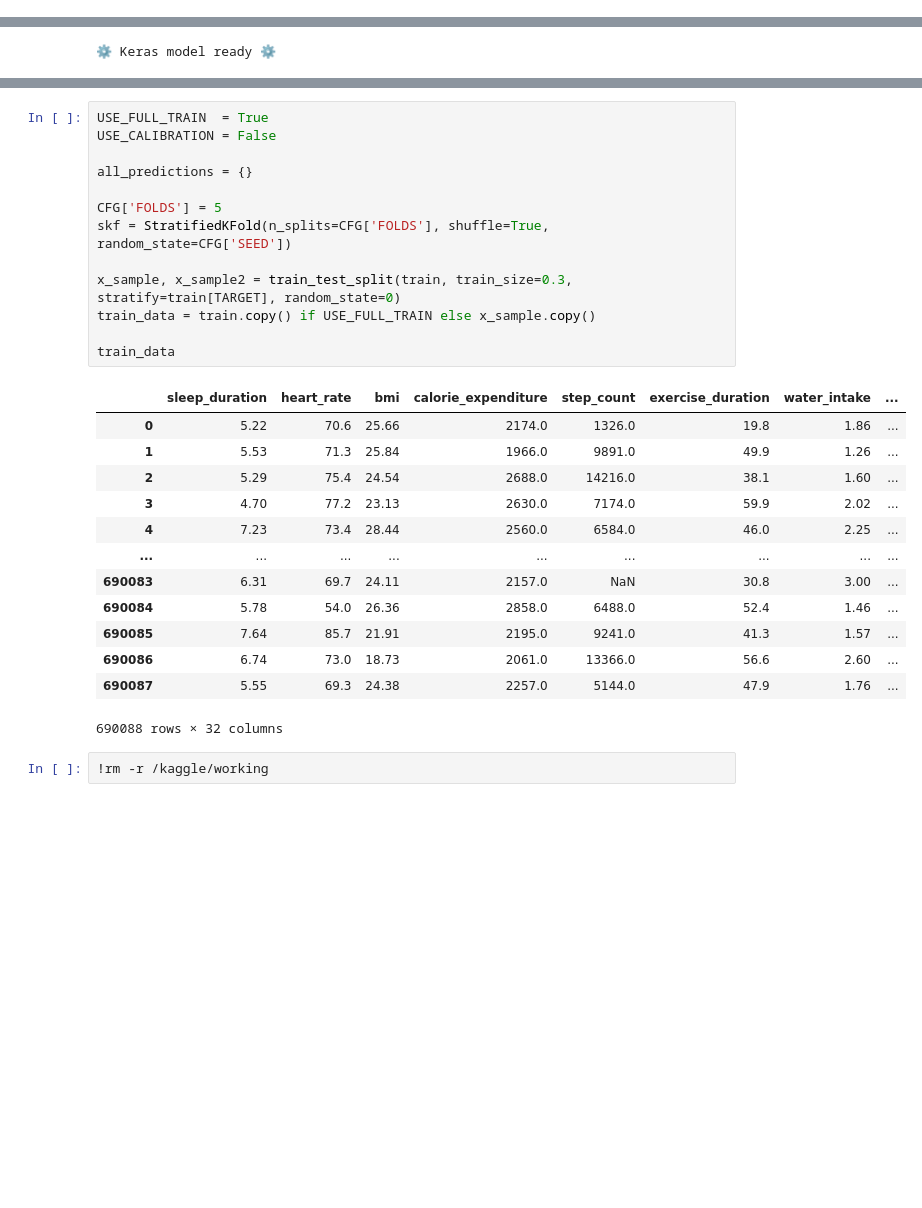
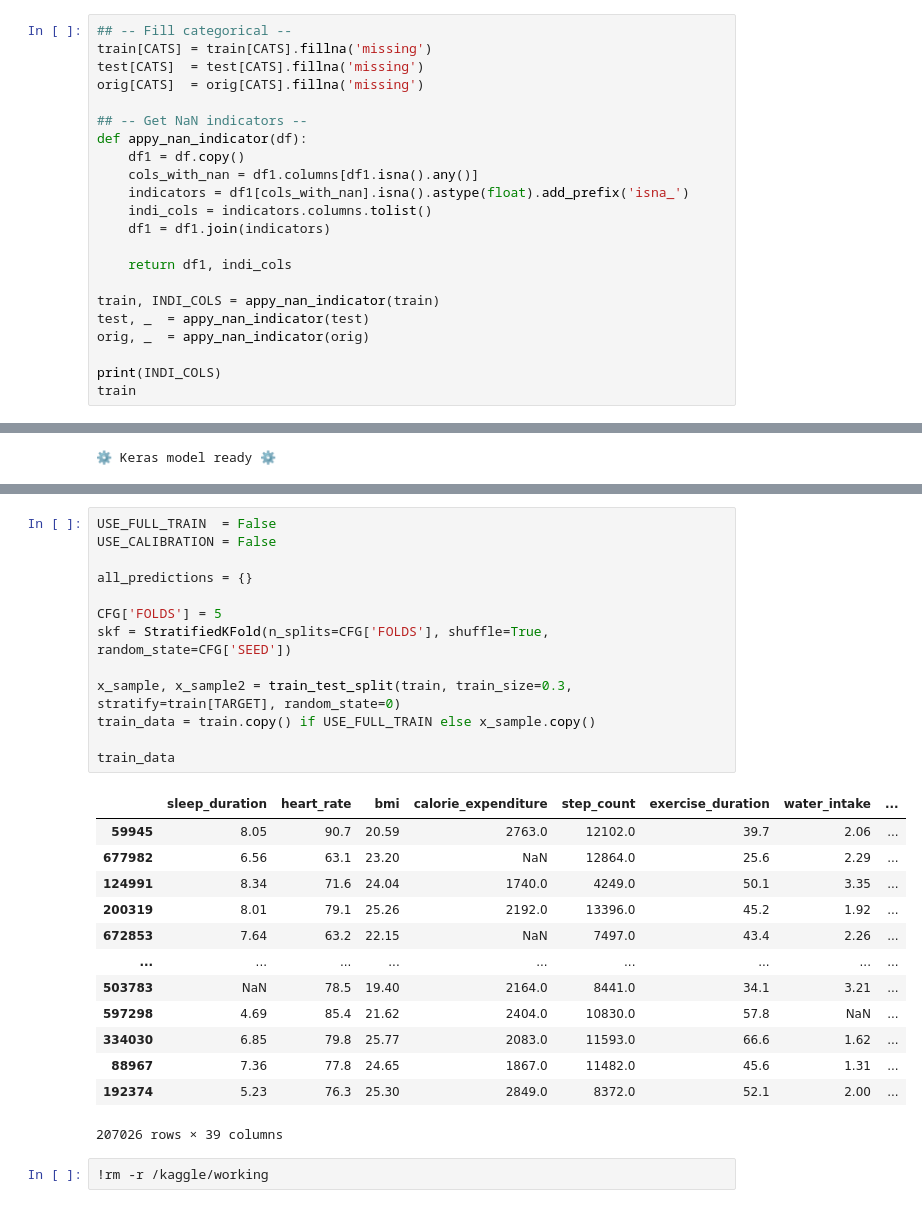
Before and after one commit to coded-sly/ps6e7-Student-Health, a Jupyter notebook: ps6e7-sci-keras-student-health.ipynb, the cells around one changed output, grey strips where cells are left out. Cells and saved outputs as stored; diff of their text form; blank space fills up the shorter version.

```diff
--- a/ps6e7-sci-keras-student-health.ipynb
+++ b/ps6e7-sci-keras-student-health.ipynb
@@ -872,3 +867,25 @@ def orig_TE_data_propagate(
 #     orig[c]  = combine[-len(orig):].astype('float')
 
 # print('Label encoding complete!')
+# %%
+## -- Fill categorical --
+train[CATS] = train[CATS].fillna('missing')
+test[CATS]  = test[CATS].fillna('missing')
+orig[CATS]  = orig[CATS].fillna('missing')
+
+## -- Get NaN indicators --
+def appy_nan_indicator(df):
+    df1 = df.copy()
+    cols_with_nan = df1.columns[df1.isna().any()]
+    indicators = df1[cols_with_nan].isna().astype(float).add_prefix('isna_')
+    indi_cols = indicators.columns.tolist()
+    df1 = df1.join(indicators)
+
+    return df1, indi_cols
+
+train, INDI_COLS = appy_nan_indicator(train)
+test, _  = appy_nan_indicator(test)
+orig, _  = appy_nan_indicator(orig)
+
+print(INDI_COLS)
+train
@@ -1278,32 +1309,32 @@ print("⚙️ Model trainer ready ⚙️")
 # %% [output]
 ⚙️ Model trainer ready ⚙️
 # %%
-USE_FULL_TRAIN  = True
+USE_FULL_TRAIN  = False
 USE_CALIBRATION = False
 
 all_predictions = {}
 
 CFG['FOLDS'] = 5
 skf = StratifiedKFold(n_splits=CFG['FOLDS'], shuffle=True, random_state=CFG['SEED'])
 
 x_sample, x_sample2 = train_test_split(train, train_size=0.3, stratify=train[TARGET], random_state=0)
 train_data = train.copy() if USE_FULL_TRAIN else x_sample.copy()
 
 train_data
 # %% [output]
 |  | sleep_duration | heart_rate | bmi | calorie_expenditure | step_count | exercise_duration | water_intake | ... |
-| 0 | 5.22 | 70.6 | 25.66 | 2174.0 | 1326.0 | 19.8 | 1.86 | ... |
-| 1 | 5.53 | 71.3 | 25.84 | 1966.0 | 9891.0 | 49.9 | 1.26 | ... |
-| 2 | 5.29 | 75.4 | 24.54 | 2688.0 | 14216.0 | 38.1 | 1.60 | ... |
-| 3 | 4.70 | 77.2 | 23.13 | 2630.0 | 7174.0 | 59.9 | 2.02 | ... |
-| 4 | 7.23 | 73.4 | 28.44 | 2560.0 | 6584.0 | 46.0 | 2.25 | ... |
+| 59945 | 8.05 | 90.7 | 20.59 | 2763.0 | 12102.0 | 39.7 | 2.06 | ... |
+| 677982 | 6.56 | 63.1 | 23.20 | NaN | 12864.0 | 25.6 | 2.29 | ... |
+| 124991 | 8.34 | 71.6 | 24.04 | 1740.0 | 4249.0 | 50.1 | 3.35 | ... |
+| 200319 | 8.01 | 79.1 | 25.26 | 2192.0 | 13396.0 | 45.2 | 1.92 | ... |
+| 672853 | 7.64 | 63.2 | 22.15 | NaN | 7497.0 | 43.4 | 2.26 | ... |
 | ... | ... | ... | ... | ... | ... | ... | ... | ... |
-| 690083 | 6.31 | 69.7 | 24.11 | 2157.0 | NaN | 30.8 | 3.00 | ... |
-| 690084 | 5.78 | 54.0 | 26.36 | 2858.0 | 6488.0 | 52.4 | 1.46 | ... |
-| 690085 | 7.64 | 85.7 | 21.91 | 2195.0 | 9241.0 | 41.3 | 1.57 | ... |
-| 690086 | 6.74 | 73.0 | 18.73 | 2061.0 | 13366.0 | 56.6 | 2.60 | ... |
-| 690087 | 5.55 | 69.3 | 24.38 | 2257.0 | 5144.0 | 47.9 | 1.76 | ... |
+| 503783 | NaN | 78.5 | 19.40 | 2164.0 | 8441.0 | 34.1 | 3.21 | ... |
+| 597298 | 4.69 | 85.4 | 21.62 | 2404.0 | 10830.0 | 57.8 | NaN | ... |
+| 334030 | 6.85 | 79.8 | 25.77 | 2083.0 | 11593.0 | 66.6 | 1.62 | ... |
+| 88967 | 7.36 | 77.8 | 24.65 | 1867.0 | 11482.0 | 45.6 | 1.31 | ... |
+| 192374 | 5.23 | 76.3 | 25.30 | 2849.0 | 8372.0 | 52.1 | 2.00 | ... |
-690088 rows × 32 columns
+207026 rows × 39 columns
 # %%
 !rm -r /kaggle/working
 # %% [output]
```
Also changed, not shown: parts of 13 cells of this notebook.
